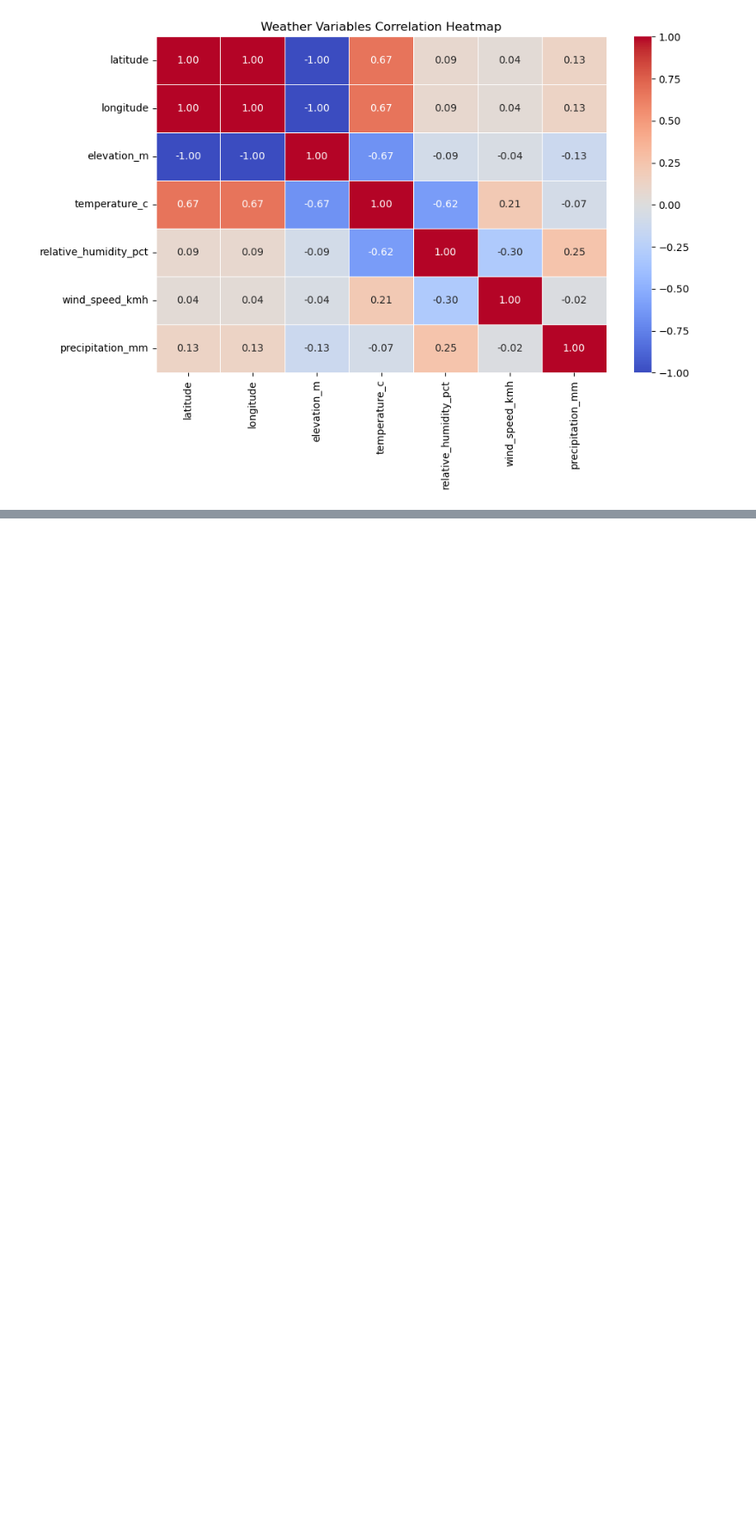
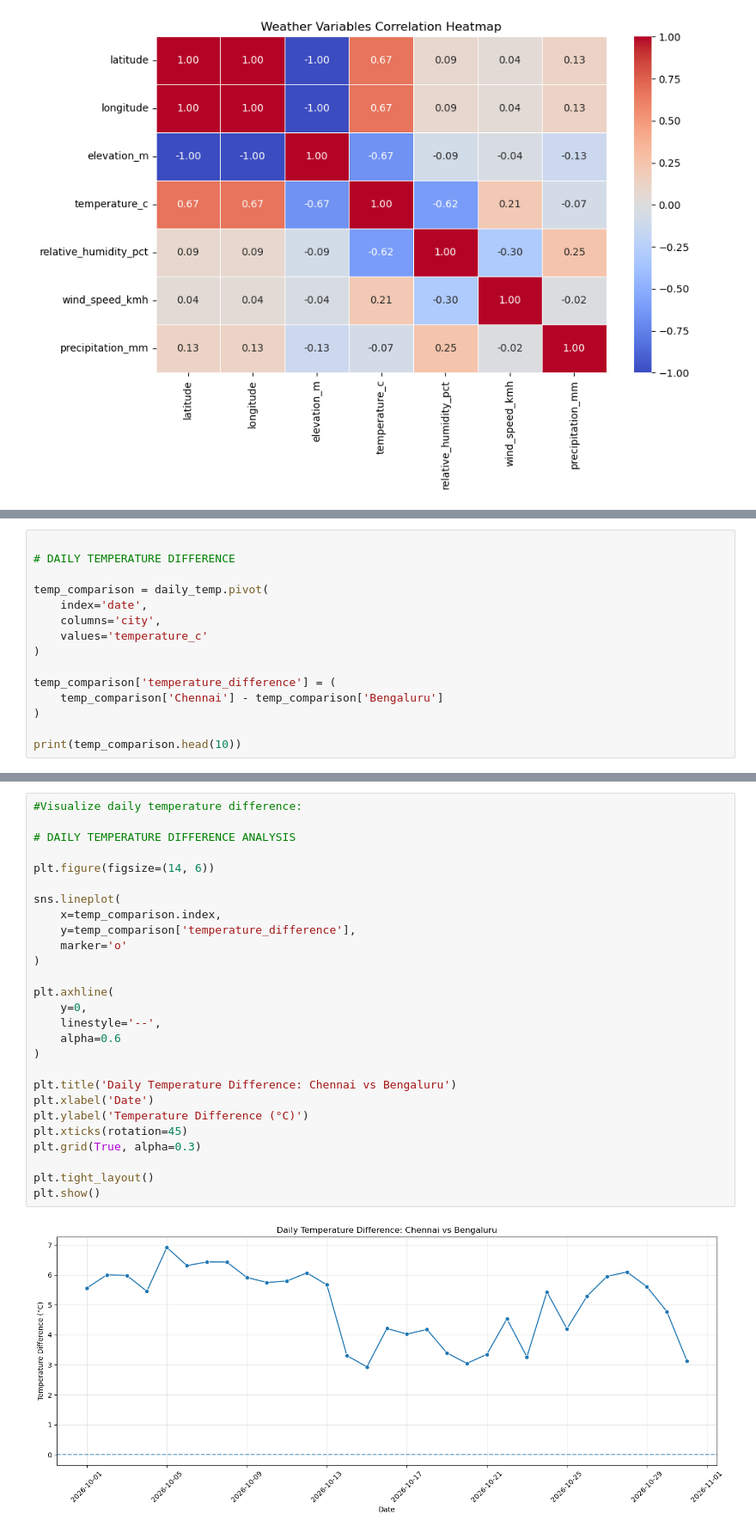
Before and after one commit to shabaz-syed/AtomSync-MicroClimate-Analaytics, a Jupyter notebook: Notebooks/01_data_understanding.ipynb, the cells around one changed output, grey strips where cells are left out. Shown at 86% size. Drawn from its saved outputs; the diff is of its cells as text; blank space fills up the shorter version.

```diff
--- a/Notebooks/01_data_understanding.ipynb
+++ b/Notebooks/01_data_understanding.ipynb
@@ -1272,0 +1334,15 @@ plt.show()
+# %%
+
+# DAILY TEMPERATURE DIFFERENCE
+
+temp_comparison = daily_temp.pivot(
+    index='date',
+    columns='city',
+    values='temperature_c'
+)
+
+temp_comparison['temperature_difference'] = (
+    temp_comparison['Chennai'] - temp_comparison['Bengaluru']
+)
+
+print(temp_comparison.head(10))
@@ -1272,0 +1362,29 @@ plt.show()
+# %%
+#Visualize daily temperature difference:
+
+# DAILY TEMPERATURE DIFFERENCE ANALYSIS
+
+plt.figure(figsize=(14, 6))
+
+sns.lineplot(
+    x=temp_comparison.index,
+    y=temp_comparison['temperature_difference'],
+    marker='o'
+)
+
+plt.axhline(
+    y=0,
+    linestyle='--',
+    alpha=0.6
+)
+
+plt.title('Daily Temperature Difference: Chennai vs Bengaluru')
+plt.xlabel('Date')
+plt.ylabel('Temperature Difference (°C)')
+plt.xticks(rotation=45)
+plt.grid(True, alpha=0.3)
+
+plt.tight_layout()
+plt.show()
+# %% [output]
+[figure, added]
```
Also changed, not shown: parts of 7 cells of this notebook.
